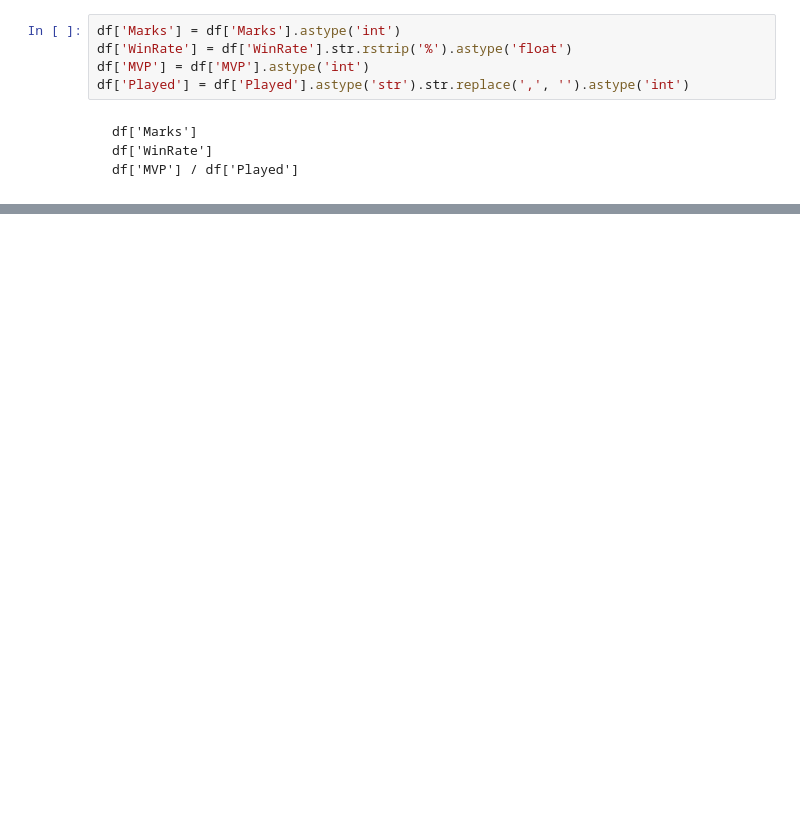
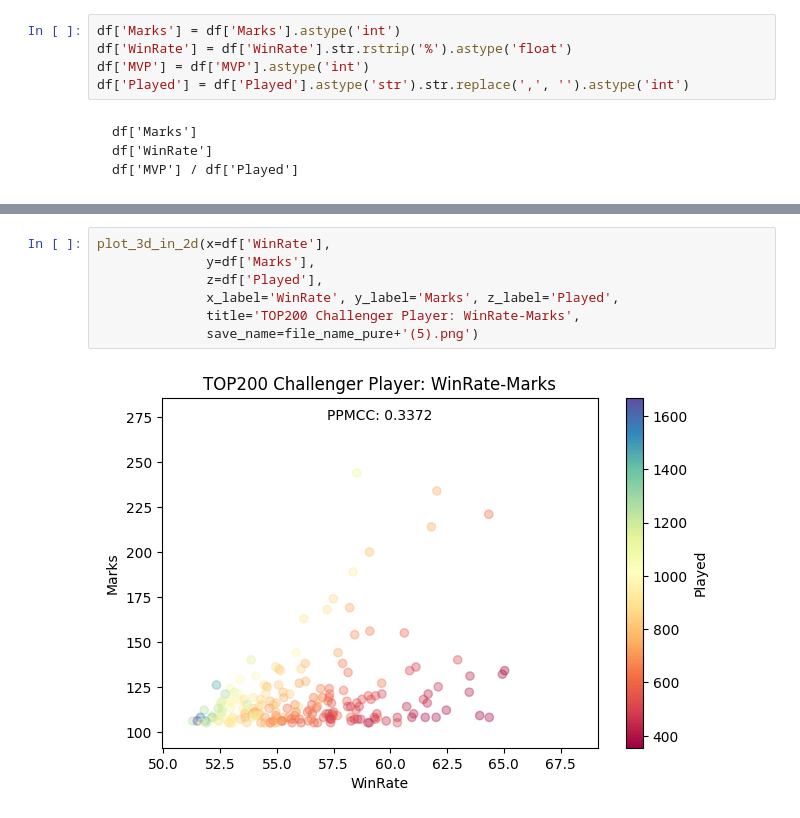
Before and after one commit to changchiyou/WildRiftResearch, a Jupyter notebook: MVP_WinRate_Marks.ipynb, the cells around one changed output, grey strips where cells are left out. Cells and saved outputs as stored; diff of their text form; blank space fills up the shorter version.

```diff
--- a/MVP_WinRate_Marks.ipynb
+++ b/MVP_WinRate_Marks.ipynb
@@ -159,0 +197,9 @@ plt.show()
+# %%
+plot_3d_in_2d(x=df['WinRate'],
+              y=df['Marks'],
+              z=df['Played'],
+              x_label='WinRate', y_label='Marks', z_label='Played',
+              title='TOP200 Challenger Player: WinRate-Marks',
+              save_name=file_name_pure+'(5).png')
+# %% [output]
+[figure, added]
```
Also changed, not shown: parts of 6 cells of this notebook, 5 other files.
